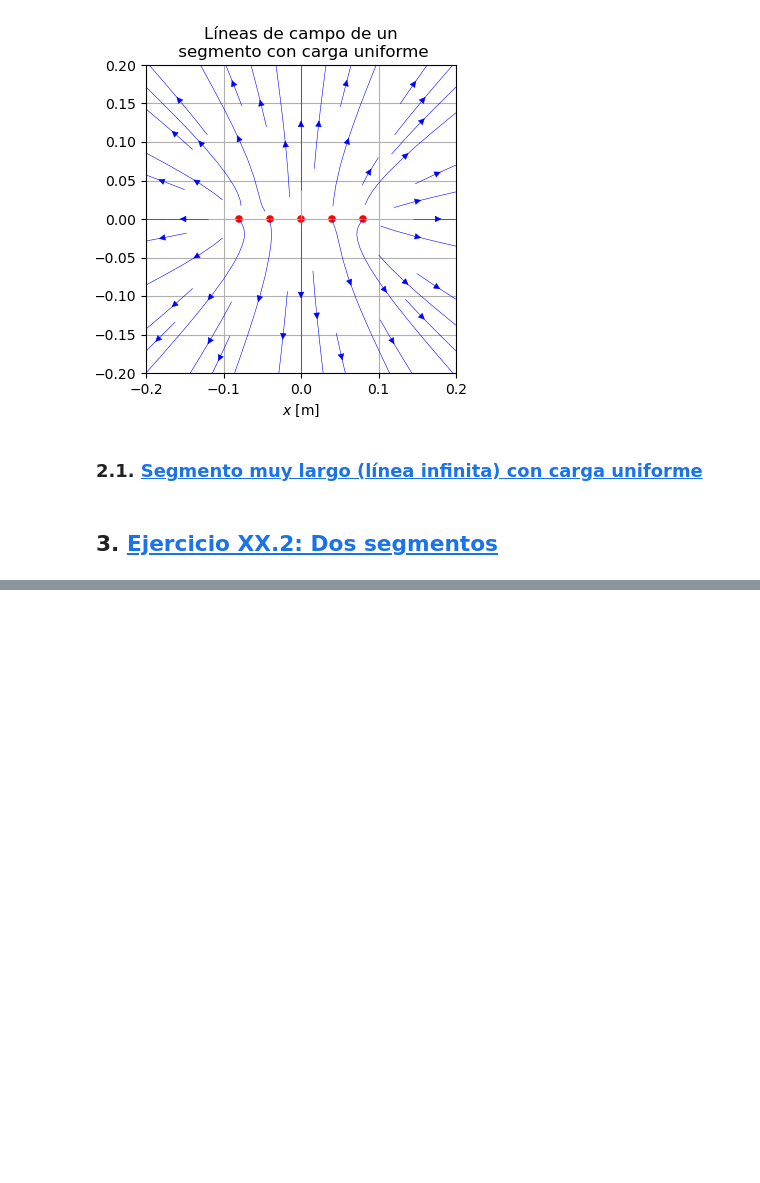
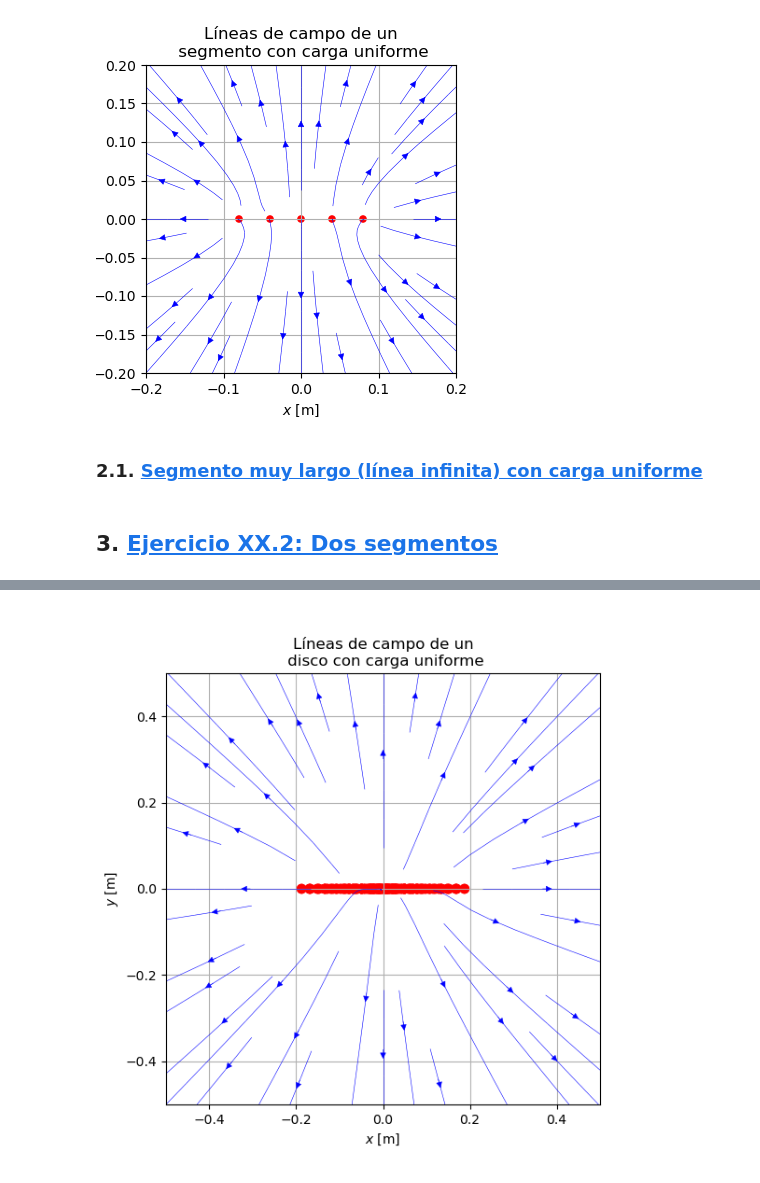
Before and after one commit to epplugins/UTN, a Jupyter notebook: electromagnetismo/em02_distribuciones_continuas.ipynb, the cells around one changed output, grey strips where cells are left out. Cells and saved outputs as stored; diff of their text form; code cells hidden in the pictures; blank space fills up the shorter version.

```diff
--- a/electromagnetismo/em02_distribuciones_continuas.ipynb
+++ b/electromagnetismo/em02_distribuciones_continuas.ipynb
@@ -181,0 +234,27 @@ em.plotEf(E, Q, dx=0.2, density=0.5, title='Líneas de campo de un\n segmento co
+# %%
+# Carga total del objeto:
+Qtotal = 1E-9
+# Longitud del segmento (en m):
+R = 20E-2
+# Número de cargas en que se divide el cuerpo extenso: N*Nanillos
+N = 20
+Nanillos = 10
+
+dq = Qtotal/(N*Nanillos)
+dR = R/Nanillos
+# Separación angular entre cargas:
+dt = 2*np.pi/N
+# Angulo de la primer carga (el centro del primer "diferencial" de longitud dx=R*dt):
+t0 = dt/2
+# Radio del primer anillo:
+R0 = dR/2
+
+Q = []
+for i in np.arange(N):
+    for j in np.arange(Nanillos):
+        Q = Q + [[dq, (R0+j*dR)*np.cos(t0+i*dt), 0, (R0+j*dR)*np.sin(t0+i*dt)]]
+# %%
+em.plotEf(E, Q, dx=0.5, density=0.5, title='Líneas de campo de un\n disco con carga uniforme',
+          figsize=(6,6))
+# %% [output]
+[figure, added]
```
Also changed, not shown: parts of 14 cells of this notebook, 1 other file.
